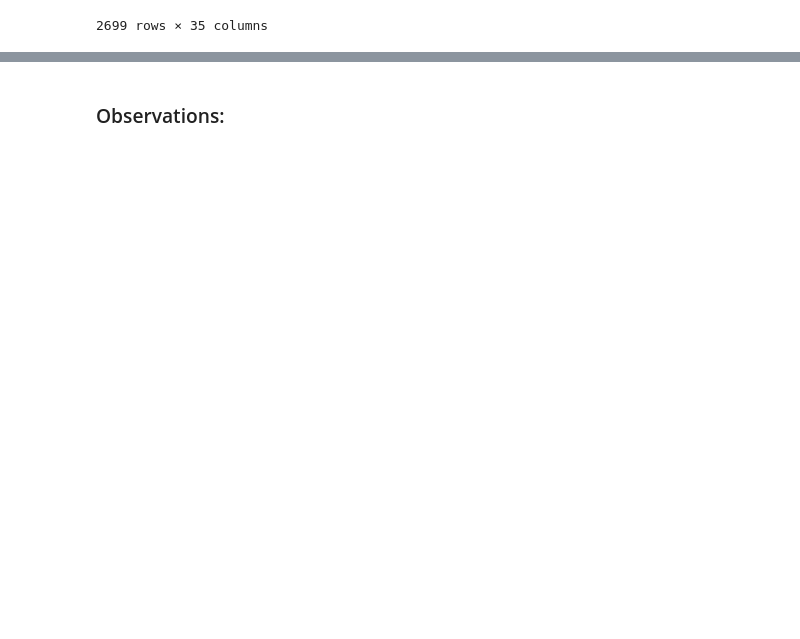
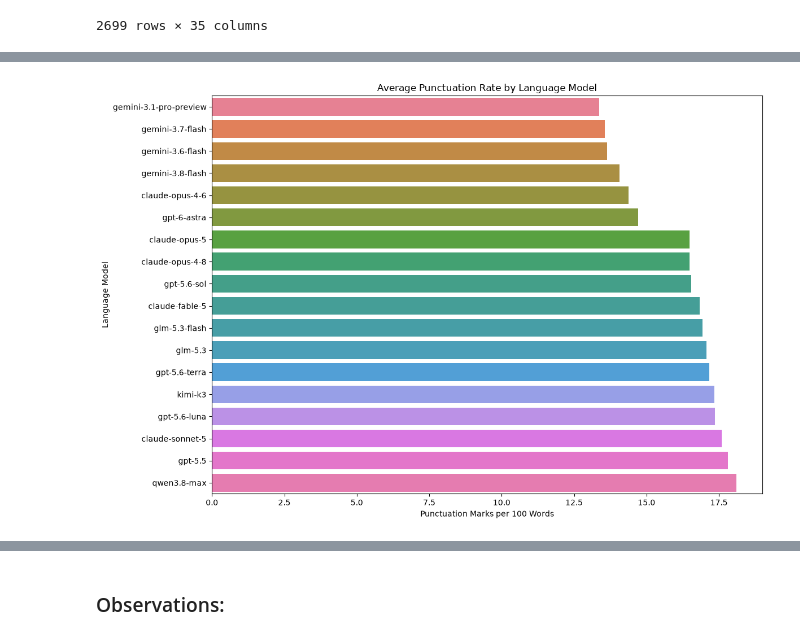
Before and after one commit to FredWltr/NameThatLLM, a Jupyter notebook: NameThatLLM.ipynb, the cells around one changed output, grey strips where cells are left out. Cells and saved outputs as stored; diff of their text form; code cells hidden in the pictures; blank space fills up the shorter version.

Commit message:
Analyze punctuation usage by model

```diff
--- a/NameThatLLM.ipynb
+++ b/NameThatLLM.ipynb
@@ -289,0 +294,30 @@ plt.show()
+# %%
+model_stats = (
+    data.groupby("model")["punctuation_per_100_words"]
+    .mean()
+    .sort_values()
+    .reset_index()
+)
+
+# Create horizontal bar chart
+plt.figure(figsize=(12, 8))
+
+sns.barplot(
+    data=model_stats,
+    x="punctuation_per_100_words",
+    y="model",
+    hue="model",
+    palette="husl",
+    legend=False
+)
+
+plt.title("Average Punctuation Rate by Language Model")
+plt.xlabel("Punctuation Marks per 100 Words")
+plt.ylabel("Language Model")
+plt.tight_layout()
+plt.show()
+
+# Based on the graph, the models appear to form two potential clusters.
+# Further analysis is needed to determine whether these groups are statistically distinct.
+# %% [output]
+[figure, added]
```
Also changed, not shown: parts of 7 cells of this notebook.
